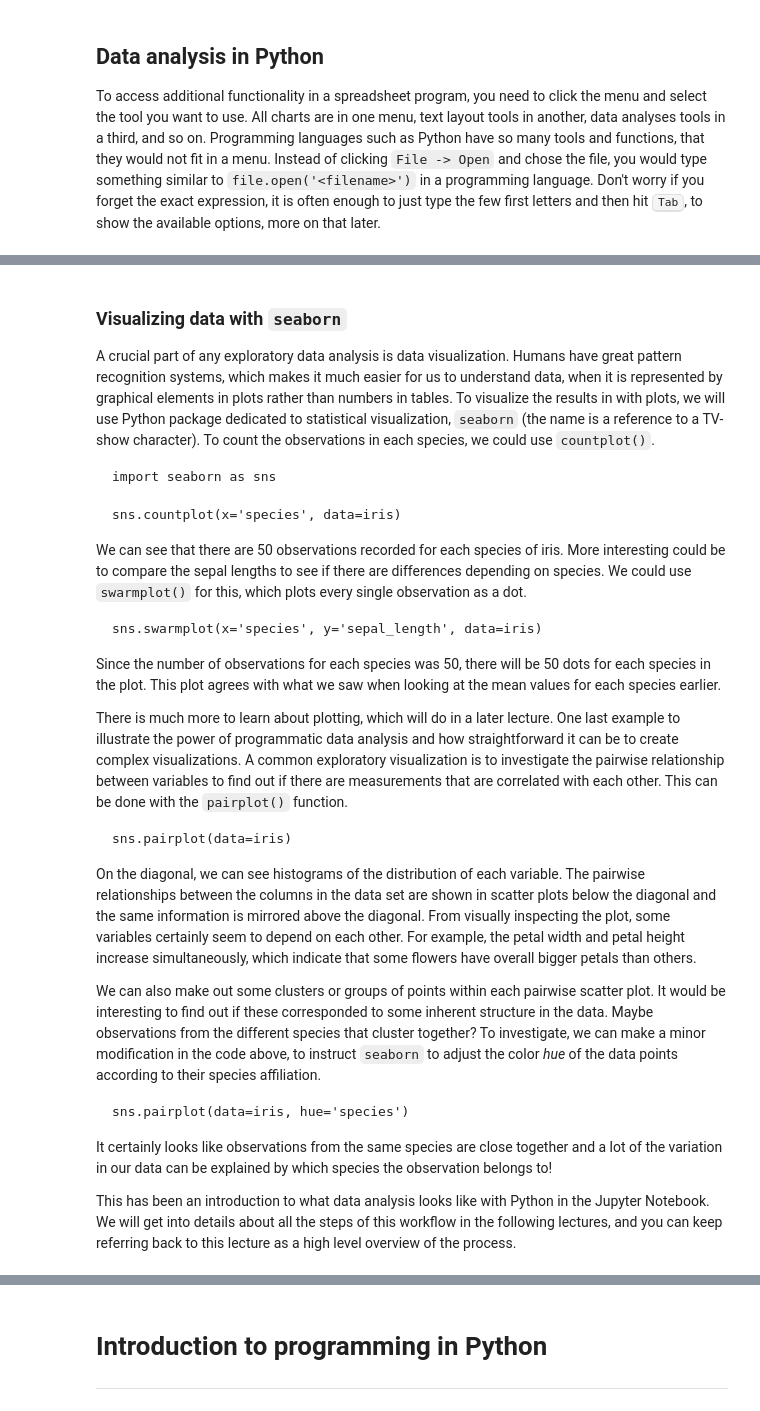
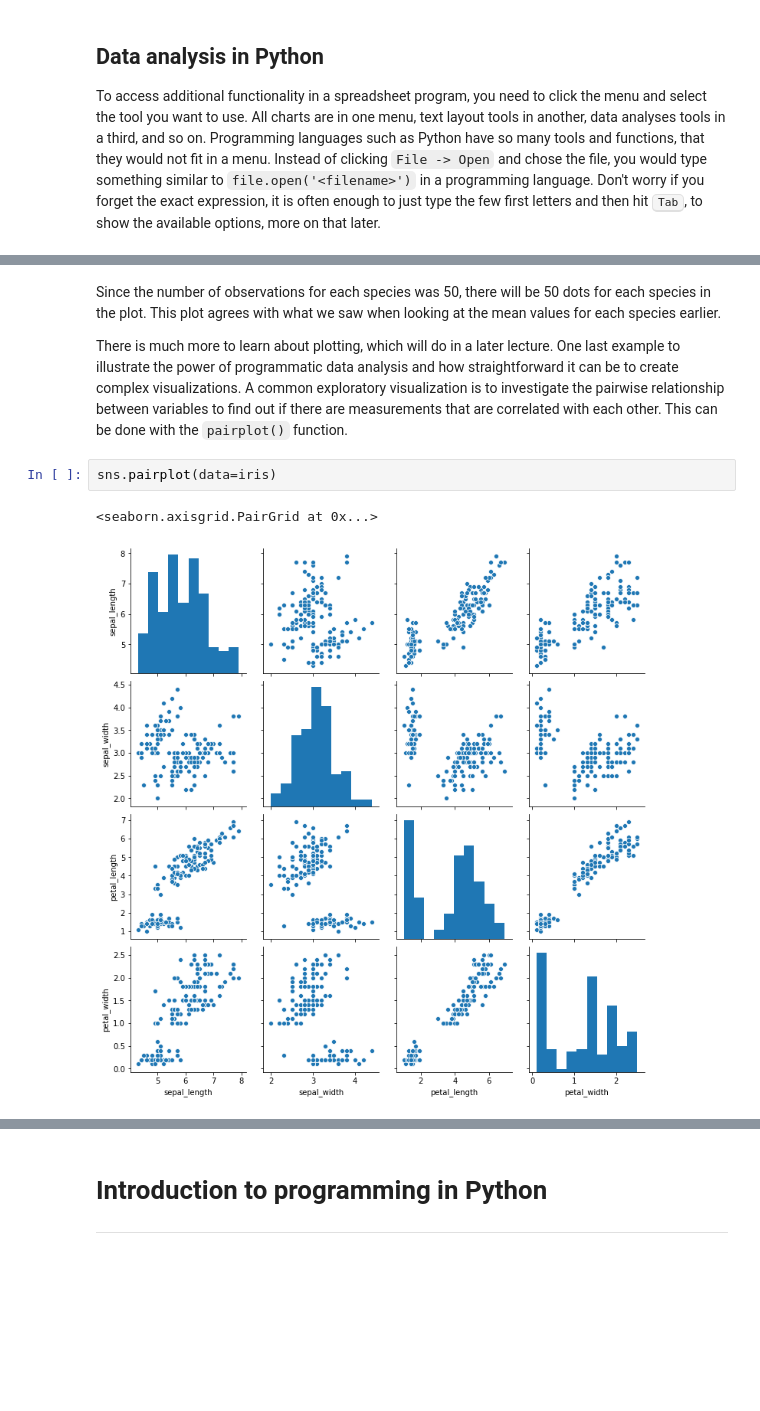
Before and after one commit to UofTCoders/workshops-dc-py, a Jupyter notebook: notebooks/1-programmatic-data-analyses.ipynb, the cells around one changed output, grey strips where cells are left out. Cells and saved outputs as stored; diff of their text form; blank space fills up the shorter version.

Commit message:
Make sure all Python cells are executed

````diff
--- a/notebooks/1-programmatic-data-analyses.ipynb
+++ b/notebooks/1-programmatic-data-analyses.ipynb
@@ -467,32 +540,4 @@ We will learn much more about this in a later lecture.
 # %% [markdown]
-### Visualizing data with `seaborn`
-
-A crucial part of any exploratory data analysis is data visualization.
-Humans have great pattern recognition systems,
-which makes it much easier for us to understand data,
-when it is represented by graphical elements in plots rather than numbers in tables.
-To visualize the results in with plots,
-we will use Python package dedicated to statistical visualization,
-`seaborn` (the name is a reference to a TV-show character).
-To count the observations in each species,
-we could use `countplot()`.
-
-```{python}
-import seaborn as sns
-
-sns.countplot(x='species', data=iris)
-```
-
-We can see that there are 50 observations recorded for each species of iris.
-More interesting could be to compare the sepal lengths
-to see if there are differences depending on species.
-We could use `swarmplot()` for this,
-which plots every single observation as a dot.
-
-```{python}
-sns.swarmplot(x='species', y='sepal_length', data=iris)
-```
-
 Since the number of observations for each species was 50,
 there will be 50 dots for each species in the plot.
 This plot agrees with what we saw
@@ -505,37 +550,8 @@ and how straightforward it can be to create complex visualizations.
 A common exploratory visualization is to investigate the pairwise relationship between variables
 to find out if there are measurements that are correlated with each other.
 This can be done with the `pairplot()` function.
-
-```{python}
-sns.pairplot(data=iris)
-```
-
-On the diagonal,
-we can see histograms of the distribution of each variable.
-The pairwise relationships between the columns in the data set
-are shown in scatter plots below the diagonal
-and the same information is mirrored above the diagonal.
-From visually inspecting the plot,
-some variables certainly seem to depend on each other.
-For example,
-the petal width and petal height increase simultaneously,
-which indicate that some flowers have overall bigger petals than others.
-
-We can also make out some clusters or groups of points within each pairwise scatter plot.
-It would be interesting to find out if these corresponded to some inherent structure in the data.
-Maybe observations from the different species that cluster together?
-To investigate,
-we can make a minor modification in the code above,
-to instruct `seaborn` to adjust the color *hue* of the data points
-according to their species affiliation.
-
-```{python}
-sns.pairplot(data=iris, hue='species')
-```
-
-It certainly looks like observations from the same species are close together
-and a lot of the variation in our data can be explained by which species the observation belongs to!
-
-This has been an introduction to what data analysis looks like with Python in the Jupyter Notebook.
-We will get into details about all the steps of this workflow in the following lectures,
-and you can keep referring back to this lecture as a high level overview of the process.
+# %%
+sns.pairplot(data=iris)
+# %% [output]
+<seaborn.axisgrid.PairGrid at 0x...>
+[figure, added]
````
Also changed, not shown: parts of 52 cells of this notebook, 1 other file.
